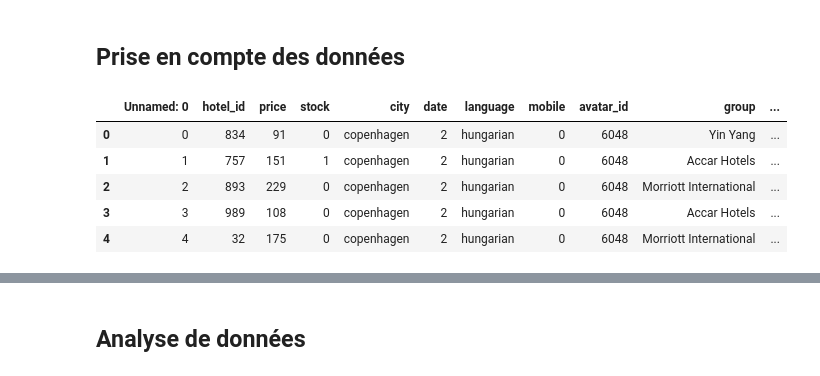
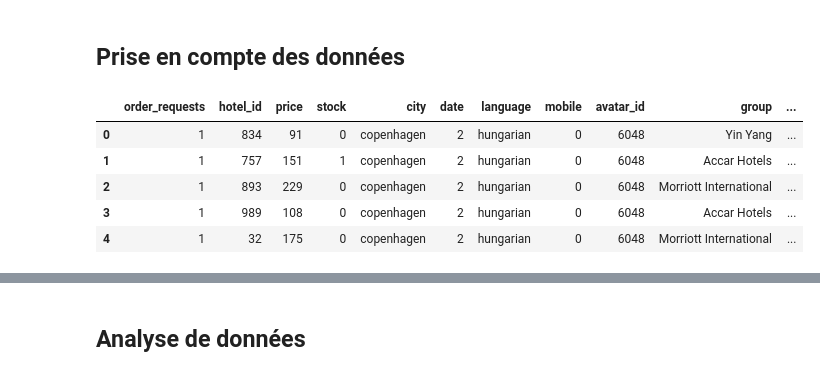
Before and after one commit to TryoenJ/Defi-IA, a Jupyter notebook: model.ipynb, the cells around one changed output, grey strips where cells are left out. Saved outputs shown, nothing was run; the diff lists cells and outputs as text; code cells hidden in the pictures.

```diff
--- a/model.ipynb
+++ b/model.ipynb
@@ -5,14 +5,14 @@
 # %%
 import pandas as pd
 import numpy as np
 import panel as pn
 
-data = pd.read_csv('pricing_requests.csv')
+data = pd.read_csv('pricing_requests_new.csv')
 data.head()
 # %% [output]
-|  | Unnamed: 0 | hotel_id | price | stock | city | date | language | mobile | avatar_id | group | ... |
-| 0 | 0 | 834 | 91 | 0 | copenhagen | 2 | hungarian | 0 | 6048 | Yin Yang | ... |
+|  | order_requests | hotel_id | price | stock | city | date | language | mobile | avatar_id | group | ... |
+| 0 | 1 | 834 | 91 | 0 | copenhagen | 2 | hungarian | 0 | 6048 | Yin Yang | ... |
 | 1 | 1 | 757 | 151 | 1 | copenhagen | 2 | hungarian | 0 | 6048 | Accar Hotels | ... |
-| 2 | 2 | 893 | 229 | 0 | copenhagen | 2 | hungarian | 0 | 6048 | Morriott International | ... |
-| 3 | 3 | 989 | 108 | 0 | copenhagen | 2 | hungarian | 0 | 6048 | Accar Hotels | ... |
-| 4 | 4 | 32 | 175 | 0 | copenhagen | 2 | hungarian | 0 | 6048 | Morriott International | ... |
+| 2 | 1 | 893 | 229 | 0 | copenhagen | 2 | hungarian | 0 | 6048 | Morriott International | ... |
+| 3 | 1 | 989 | 108 | 0 | copenhagen | 2 | hungarian | 0 | 6048 | Accar Hotels | ... |
+| 4 | 1 | 32 | 175 | 0 | copenhagen | 2 | hungarian | 0 | 6048 | Morriott International | ... |
```
Also changed, not shown: parts of 30 cells of this notebook.
